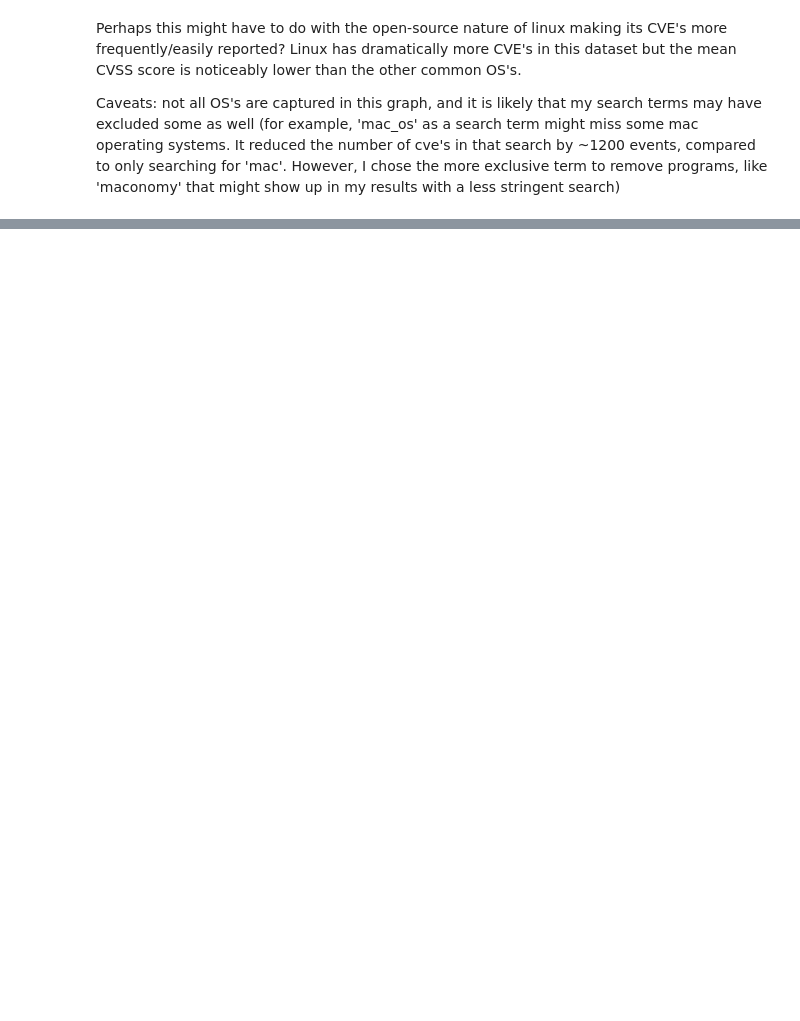
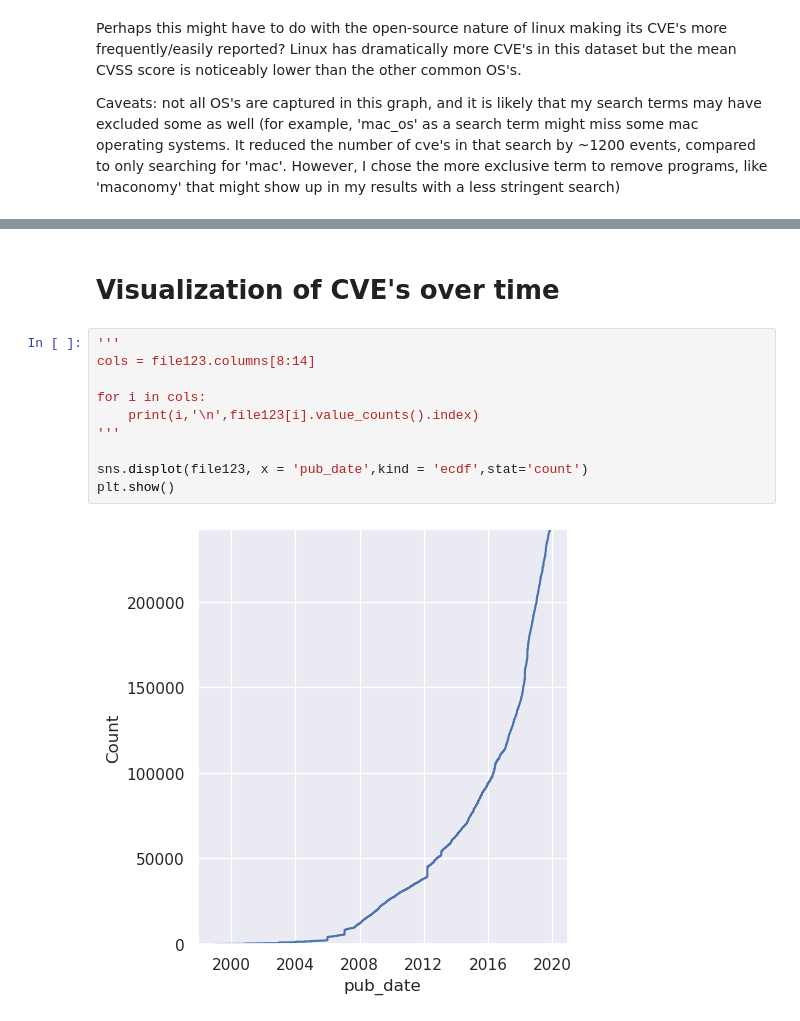
Before and after one commit to BenCaiello/BenCaiello, a Jupyter notebook: CVE dataset.ipynb, the cells around one changed output, grey strips where cells are left out. Saved outputs shown, nothing was run; the diff lists cells and outputs as text; blank space fills up the shorter version.

```diff
--- a/CVE dataset.ipynb
+++ b/CVE dataset.ipynb
@@ -327,0 +285,14 @@ Caveats: not all OS's are captured in this graph, and it is likely that my searc
+# %% [markdown]
+# Visualization of CVE's over time
+# %%
+'''
+cols = file123.columns[8:14]
+
+for i in cols:
+    print(i,'\n',file123[i].value_counts().index)
+'''
+
+sns.displot(file123, x = 'pub_date',kind = 'ecdf',stat='count')
+plt.show()
+# %% [output]
+[figure, added]
```
Also changed, not shown: parts of 18 cells of this notebook.
